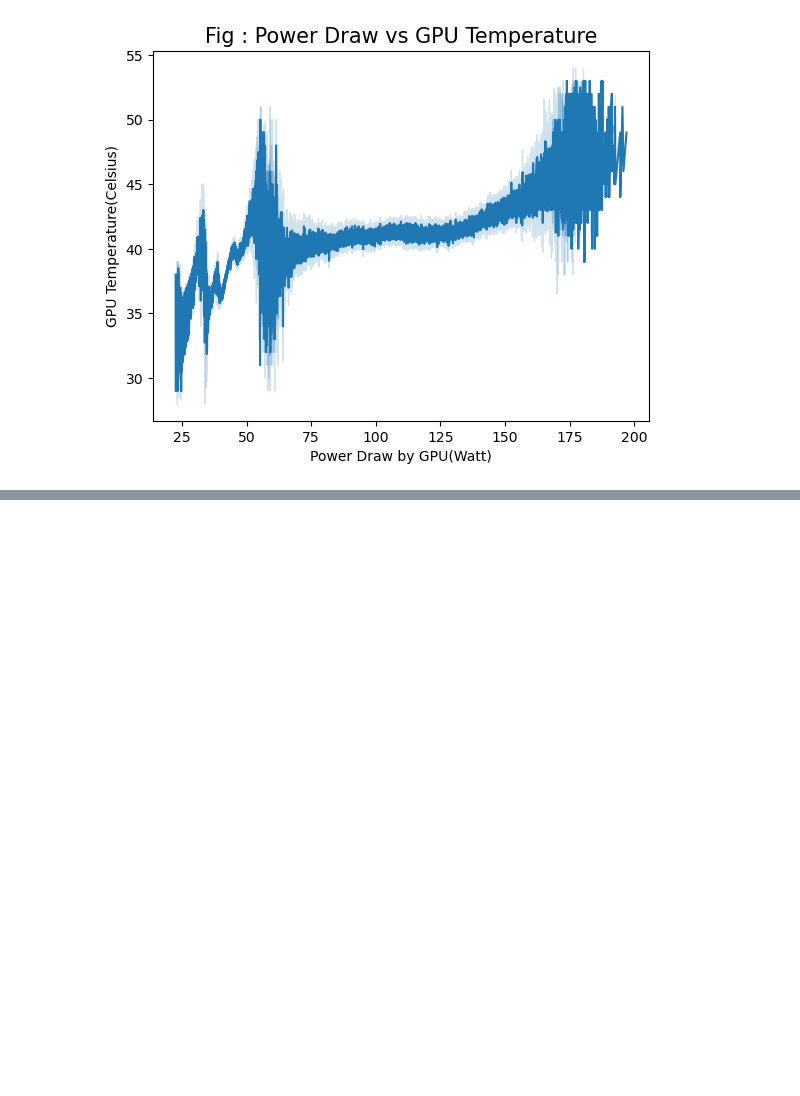
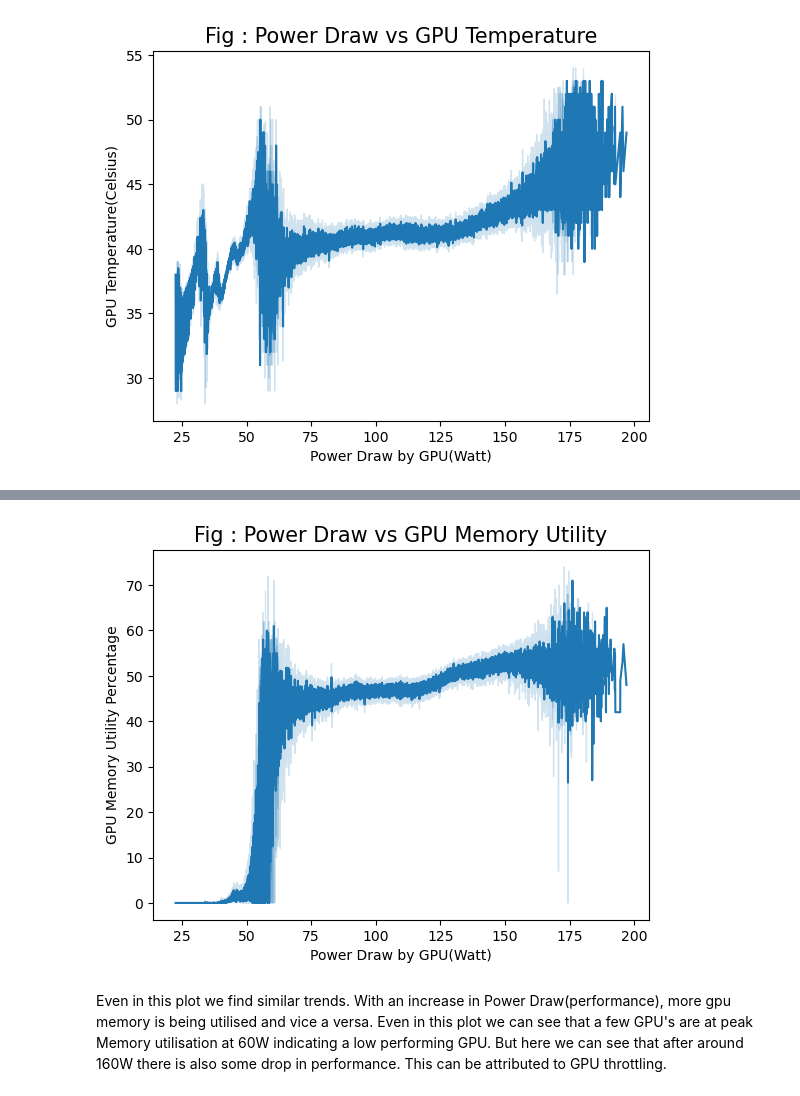
Before and after one commit to mustang-raven999/terapixel, a Jupyter notebook: terapixel.ipynb, the cells around one changed output, grey strips where cells are left out. Cells and saved outputs as stored; diff of their text form; code cells hidden in the pictures; blank space fills up the shorter version.

Commit message:
Effect on performance

```diff
--- a/terapixel.ipynb
+++ b/terapixel.ipynb
@@ -105,0 +192,11 @@ plt.show()
+# %%
+ax = sns.lineplot(data=gpu, x="powerDrawWatt", y="gpuMemUtilPerc")
+plt.xlabel('Power Draw by GPU(Watt)', fontsize = 10)
+plt.ylabel('GPU Memory Utility Percentage', fontsize = 10)
+plt.title("Fig : Power Draw vs GPU Memory Utility", fontsize = 15)
+plt.show()
+# %% [output]
+[figure, added]
+# %% [markdown]
+Even in this plot we find similar trends. With an increase in Power Draw(performance), more gpu memory is being utilised and vice a versa.
+Even in this plot we can see that a few GPU's are at peak Memory utilisation at 60W indicating a low performing GPU. But here we can see that after around 160W there is also some drop in performance. This can be attributed to GPU throttling.
```
Also changed, not shown: parts of 7 cells of this notebook.
